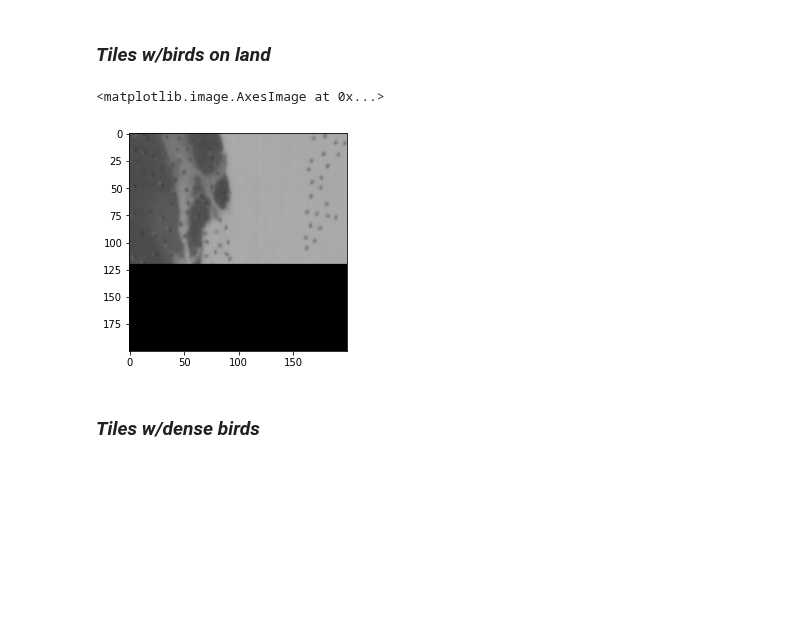
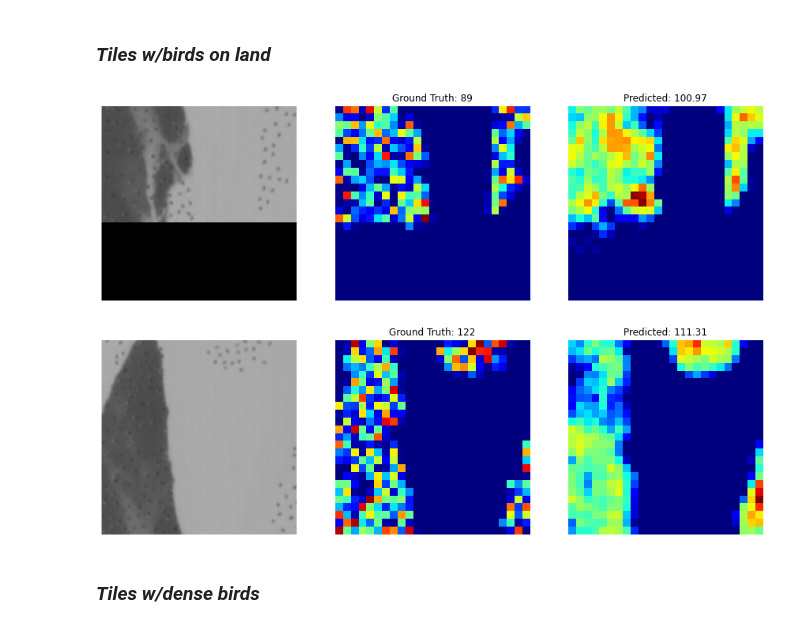
Before and after one commit to emiliolr/counting-cranes, a Jupyter notebook: analyses/qualitative_analyses.ipynb, the cells around one changed output. Cells and saved outputs as stored; diff of their text form; code cells hidden in the pictures; blank space fills up the shorter version.

```diff
--- a/analyses/qualitative_analyses.ipynb
+++ b/analyses/qualitative_analyses.ipynb
@@ -295,2 +353,5 @@ True count is 0, predicted count is 18.488842010498047, AE is 18.488842010498047
+# %%
+#Picking out the model to produce preds for
+model_to_use = 'ASPDNet'
 # %% [markdown]
 ### *Tiles w/birds on land*
@@ -300,8 +358,21 @@ im_7162 = dataset_test_frcnn[0]
-# %%
-img = (np.moveaxis(im_7162[25][0].numpy(), 0, -1) * 255).astype(np.uint8)
-plt.imshow(img)
-# %% [output]
-<matplotlib.image.AxesImage at 0x...>
-[figure, removed]
+# %%
+#Grabbing some tiles of interest - format here is parent img num, tile in that parent img (w/o overlap)
+tiles_to_grab = ((0, 25), #7162
+                 (0, 18)) #7162
+
+birds_on_land = [] #tuples of (img, GT) or (img, GT, gt_count) for ASPDNet
+for t in tiles_to_grab:
+  if model_to_use == 'faster_rcnn':
+    tile_stuff = dataset_test_frcnn[t[0]][t[1]]
+    birds_on_land.append((tile_stuff[0], tile_stuff[1]['boxes']))
+  elif model_to_use == 'ASPDNet':
+    tile_stuff = dataset_test_aspdnet[t[0]][t[1]]
+    birds_on_land.append((tile_stuff[0], tile_stuff[1], tile_stuff[2]))
+# %%
+#Checking out how the model does w/these tiles...
+predict_tiles_of_interest(birds_on_land, model = model_to_use)
+# %% [output]
+[figure, added]
+[figure, added]
 # %% [markdown]
 ### *Tiles w/dense birds*
```
Also changed, not shown: parts of 12 cells of this notebook.
